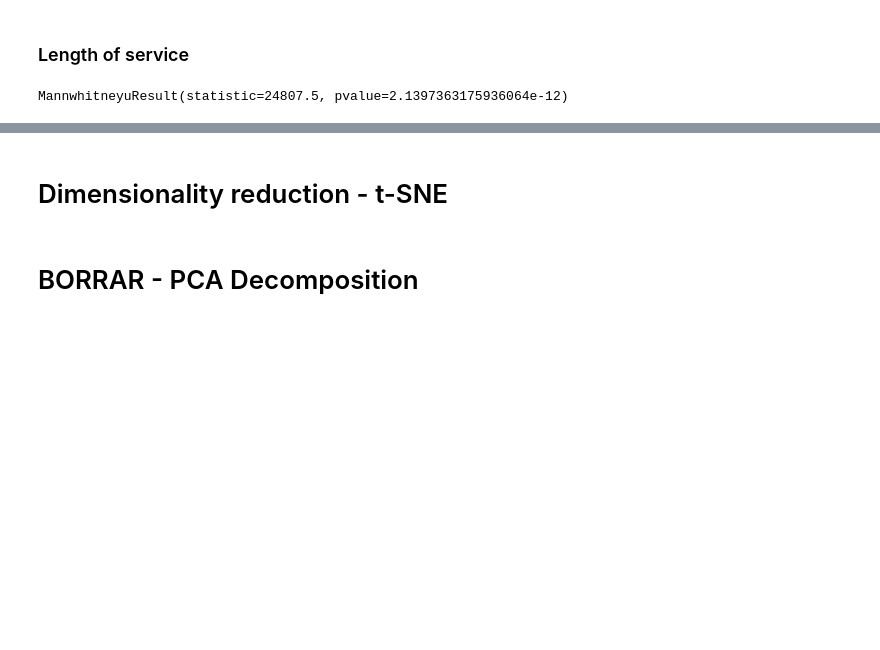
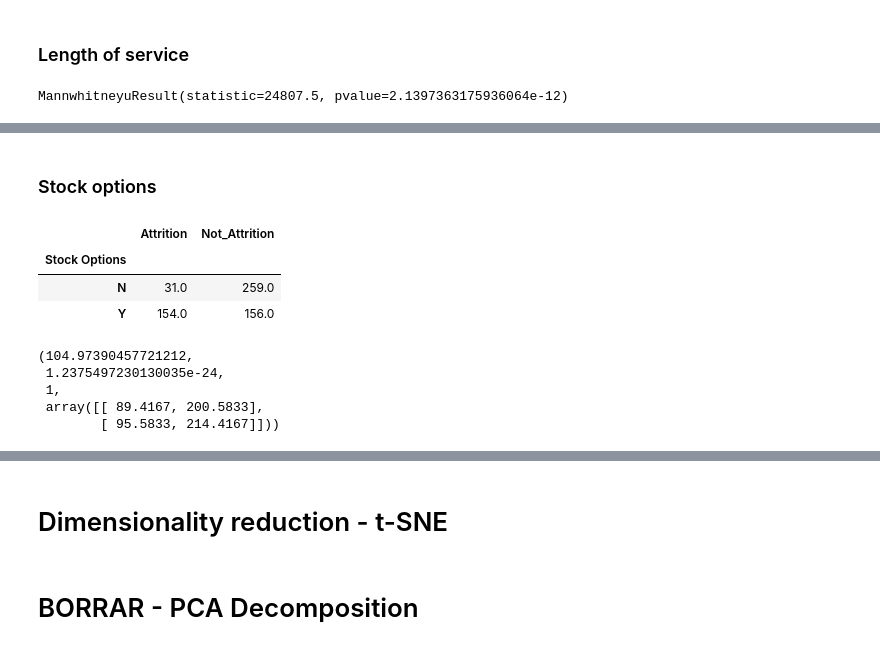
Before and after one commit to ta-datapt-bcn/project-statistical-analysis, a Jupyter notebook: julia-code.ipynb, the cells around one changed output, grey strips where cells are left out. Saved outputs shown, nothing was run; the diff lists cells and outputs as text; code cells hidden in the pictures; blank space fills up the shorter version.

```diff
--- a/julia-code.ipynb
+++ b/julia-code.ipynb
@@ -478,0 +523,22 @@ df[['Division', 'Pay rate']].pivot(columns='Division', values='Pay rate EUR').ip
+# %% [markdown]
+### Stock options
+# %%
+df_stock = pd.DataFrame(df.groupby('Stock Options').sum()['Attrition'])
+# %%
+df_stock['Not_Attrition'] = df.groupby('Stock Options').count()['Attrition'] - df_stock['Attrition']
+df_stock
+# %% [output]
+|  | Attrition | Not_Attrition |
+| Stock Options |  |  |
+| N | 31.0 | 259.0 |
+| Y | 154.0 | 156.0 |
+# %%
+stats.chi2_contingency(df_stock)
+# el p-value está muy por debajo de 0.05, así que sí que hay diferencia entre la media de attrition según si los empleados
+# tienen acciones o no.
+# %% [output]
+(104.97390457721212,
+ 1.2375497230130035e-24,
+ 1,
+ array([[ 89.4167, 200.5833],
+        [ 95.5833, 214.4167]]))
```
Also changed, not shown: parts of 71 cells of this notebook, 1 other file.
